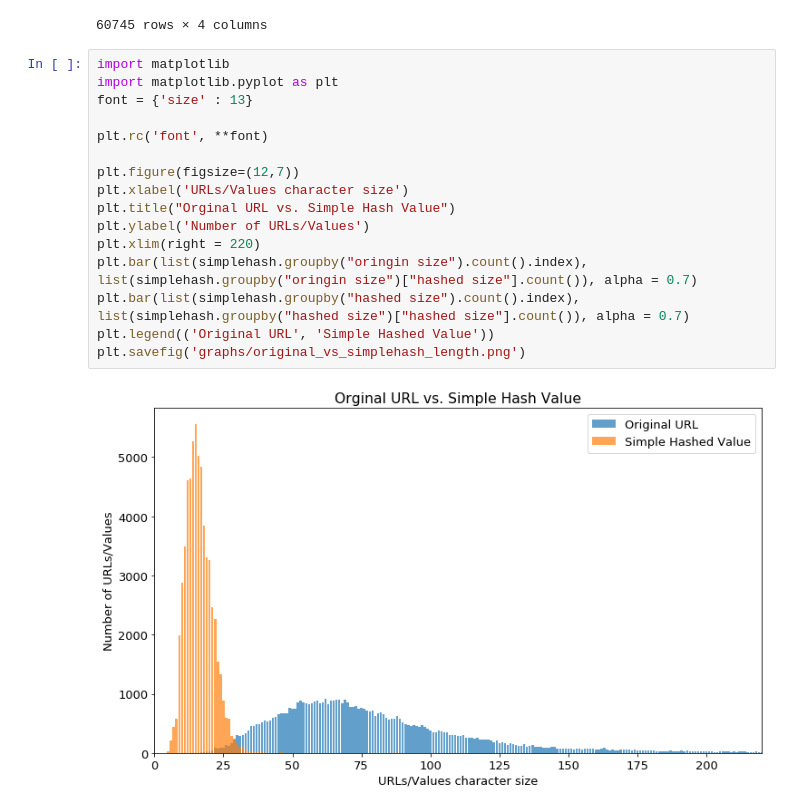
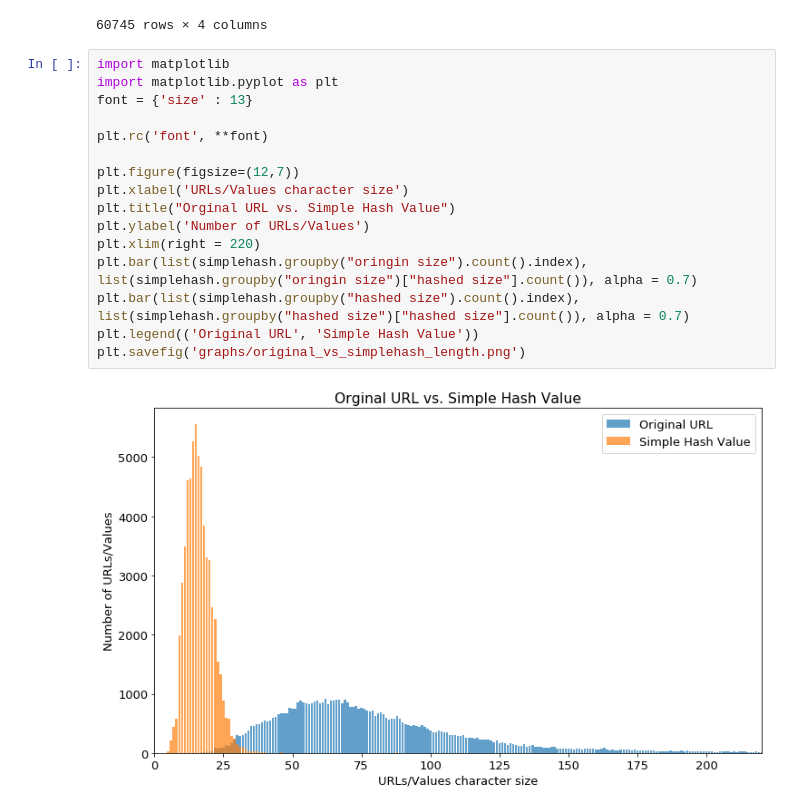
Before and after one commit to SIGSEGV-0x7/EWAS, a Jupyter notebook: SimpleHash/spooky_simple_graph.ipynb, the cells around one changed output. Cells and saved outputs as stored; diff of their text form.

```diff
--- a/SimpleHash/spooky_simple_graph.ipynb
+++ b/SimpleHash/spooky_simple_graph.ipynb
@@ -137,18 +137,18 @@ simplehash
 # %%
 import matplotlib
 import matplotlib.pyplot as plt
 font = {'size' : 13}
 
 plt.rc('font', **font)
 
 plt.figure(figsize=(12,7))
 plt.xlabel('URLs/Values character size')
 plt.title("Orginal URL vs. Simple Hash Value")
 plt.ylabel('Number of URLs/Values')
 plt.xlim(right = 220)
 plt.bar(list(simplehash.groupby("oringin size").count().index), list(simplehash.groupby("oringin size")["hashed size"].count()), alpha = 0.7)
 plt.bar(list(simplehash.groupby("hashed size").count().index), list(simplehash.groupby("hashed size")["hashed size"].count()), alpha = 0.7)
-plt.legend(('Original URL', 'Simple Hashed Value'))
+plt.legend(('Original URL', 'Simple Hash Value'))
 plt.savefig('graphs/original_vs_simplehash_length.png')
 # %% [output]
-[figure, old version]
+[figure, new version]
```
Also changed, not shown: parts of 1 cell of this notebook.
